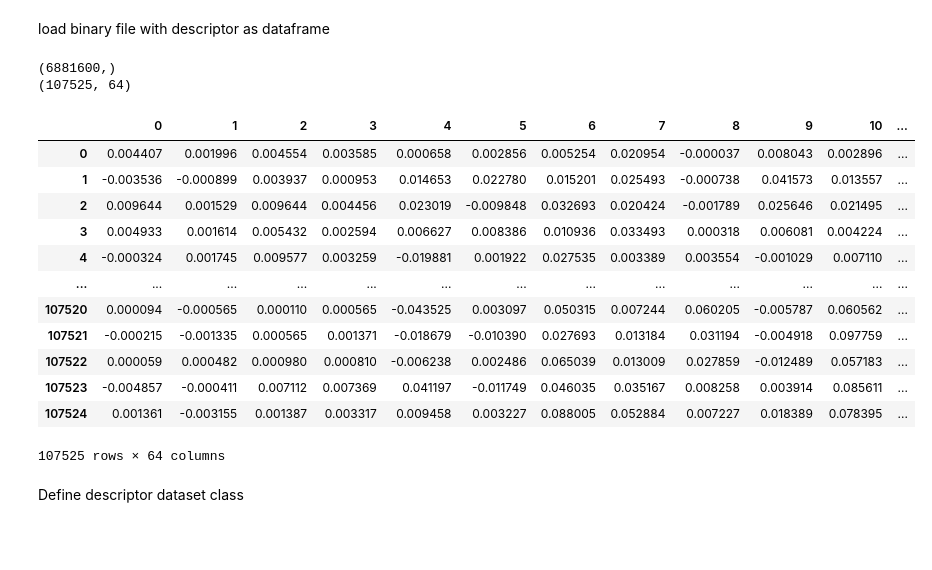
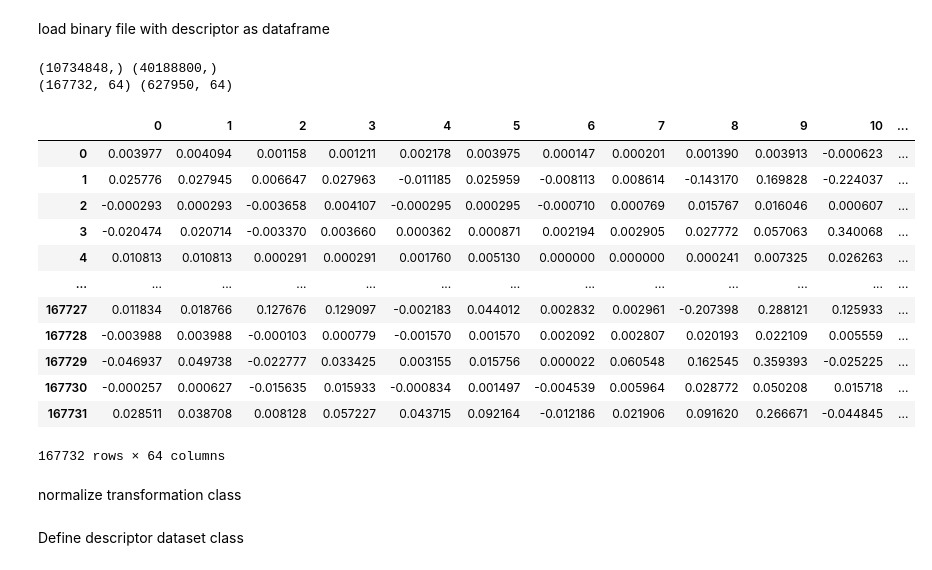
Before and after one commit to donaldssh/3DAR_project_descriptors, a Jupyter notebook: Surf_Autoencoder_development.ipynb, the cells around one changed output. Cells and saved outputs as stored; diff of their text form; code cells hidden in the pictures; blank space fills up the shorter version.

Commit message:
Integrated new bigger dataset

```diff
--- a/Surf_Autoencoder_development.ipynb
+++ b/Surf_Autoencoder_development.ipynb
@@ -44,28 +57,37 @@ from torch.utils.data import Dataset, DataLoader
 from torch import nn
 # %% [markdown]
 load binary file with descriptor as dataframe
-# %%
-data_raw = np.fromfile(file_path, dtype='float32')
-print(np.shape(data_raw))
-
-data = np.reshape(data_raw, (np.shape(data_raw)[0]//64,64))
-print(np.shape(data))
-
-surf_desc = pd.DataFrame(data)
-surf_desc
-# %% [output]
-(6881600,)
-(107525, 64)
-|  | 0 | 1 | 2 | 3 | 4 | 5 | 6 | 7 | 8 | 9 | 10 | ... |
-| 0 | 0.004407 | 0.001996 | 0.004554 | 0.003585 | 0.000658 | 0.002856 | 0.005254 | 0.020954 | -0.000037 | 0.008043 | 0.002896 | ... |
-| 1 | -0.003536 | -0.000899 | 0.003937 | 0.000953 | 0.014653 | 0.022780 | 0.015201 | 0.025493 | -0.000738 | 0.041573 | 0.013557 | ... |
-| 2 | 0.009644 | 0.001529 | 0.009644 | 0.004456 | 0.023019 | -0.009848 | 0.032693 | 0.020424 | -0.001789 | 0.025646 | 0.021495 | ... |
-| 3 | 0.004933 | 0.001614 | 0.005432 | 0.002594 | 0.006627 | 0.008386 | 0.010936 | 0.033493 | 0.000318 | 0.006081 | 0.004224 | ... |
-| 4 | -0.000324 | 0.001745 | 0.009577 | 0.003259 | -0.019881 | 0.001922 | 0.027535 | 0.003389 | 0.003554 | -0.001029 | 0.007110 | ... |
-| ... | ... | ... | ... | ... | ... | ... | ... | ... | ... | ... | ... | ... |
-| 107520 | 0.000094 | -0.000565 | 0.000110 | 0.000565 | -0.043525 | 0.003097 | 0.050315 | 0.007244 | 0.060205 | -0.005787 | 0.060562 | ... |
-| 107521 | -0.000215 | -0.001335 | 0.000565 | 0.001371 | -0.018679 | -0.010390 | 0.027693 | 0.013184 | 0.031194 | -0.004918 | 0.097759 | ... |
-| 107522 | 0.000059 | 0.000482 | 0.000980 | 0.000810 | -0.006238 | 0.002486 | 0.065039 | 0.013009 | 0.027859 | -0.012489 | 0.057183 | ... |
-| 107523 | -0.004857 | -0.000411 | 0.007112 | 0.007369 | 0.041197 | -0.011749 | 0.046035 | 0.035167 | 0.008258 | 0.003914 | 0.085611 | ... |
-| 107524 | 0.001361 | -0.003155 | 0.001387 | 0.003317 | 0.009458 | 0.003227 | 0.088005 | 0.052884 | 0.007227 | 0.018389 | 0.078395 | ... |
-107525 rows × 64 columns
+# %%
+train_path = '/content/descriptors_dataset/train_set.bin'
+test_path = '/content/descriptors_dataset/test_set.bin'
+
+train_raw = np.fromfile(train_path, dtype='float32')
+test_raw = np.fromfile(test_path, dtype='float32')
+print(np.shape(train_raw), np.shape(test_raw))
+
+train_dataset = np.reshape(train_raw, (np.shape(train_raw)[0]//64,64))
+test_dataset = np.reshape(test_raw, (np.shape(test_raw)[0]//64,64))
+print(np.shape(train_dataset), np.shape(test_dataset))
+
+# convert in dataframe
+train_dataset = pd.DataFrame(train_dataset)
+test_dataset = pd.DataFrame(test_dataset)
+train_dataset
+# %% [output]
+(10734848,) (40188800,)
+(167732, 64) (627950, 64)
+|  | 0 | 1 | 2 | 3 | 4 | 5 | 6 | 7 | 8 | 9 | 10 | ... |
+| 0 | 0.003977 | 0.004094 | 0.001158 | 0.001211 | 0.002178 | 0.003975 | 0.000147 | 0.000201 | 0.001390 | 0.003913 | -0.000623 | ... |
+| 1 | 0.025776 | 0.027945 | 0.006647 | 0.027963 | -0.011185 | 0.025959 | -0.008113 | 0.008614 | -0.143170 | 0.169828 | -0.224037 | ... |
+| 2 | -0.000293 | 0.000293 | -0.003658 | 0.004107 | -0.000295 | 0.000295 | -0.000710 | 0.000769 | 0.015767 | 0.016046 | 0.000607 | ... |
+| 3 | -0.020474 | 0.020714 | -0.003370 | 0.003660 | 0.000362 | 0.000871 | 0.002194 | 0.002905 | 0.027772 | 0.057063 | 0.340068 | ... |
+| 4 | 0.010813 | 0.010813 | 0.000291 | 0.000291 | 0.001760 | 0.005130 | 0.000000 | 0.000000 | 0.000241 | 0.007325 | 0.026263 | ... |
+| ... | ... | ... | ... | ... | ... | ... | ... | ... | ... | ... | ... | ... |
+| 167727 | 0.011834 | 0.018766 | 0.127676 | 0.129097 | -0.002183 | 0.044012 | 0.002832 | 0.002961 | -0.207398 | 0.288121 | 0.125933 | ... |
+| 167728 | -0.003988 | 0.003988 | -0.000103 | 0.000779 | -0.001570 | 0.001570 | 0.002092 | 0.002807 | 0.020193 | 0.022109 | 0.005559 | ... |
+| 167729 | -0.046937 | 0.049738 | -0.022777 | 0.033425 | 0.003155 | 0.015756 | 0.000022 | 0.060548 | 0.162545 | 0.359393 | -0.025225 | ... |
+| 167730 | -0.000257 | 0.000627 | -0.015635 | 0.015933 | -0.000834 | 0.001497 | -0.004539 | 0.005964 | 0.028772 | 0.050208 | 0.015718 | ... |
+| 167731 | 0.028511 | 0.038708 | 0.008128 | 0.057227 | 0.043715 | 0.092164 | -0.012186 | 0.021906 | 0.091620 | 0.266671 | -0.044845 | ... |
+167732 rows × 64 columns
+# %% [markdown]
+normalize transformation class
```
Also changed, not shown: parts of 5 cells of this notebook.
